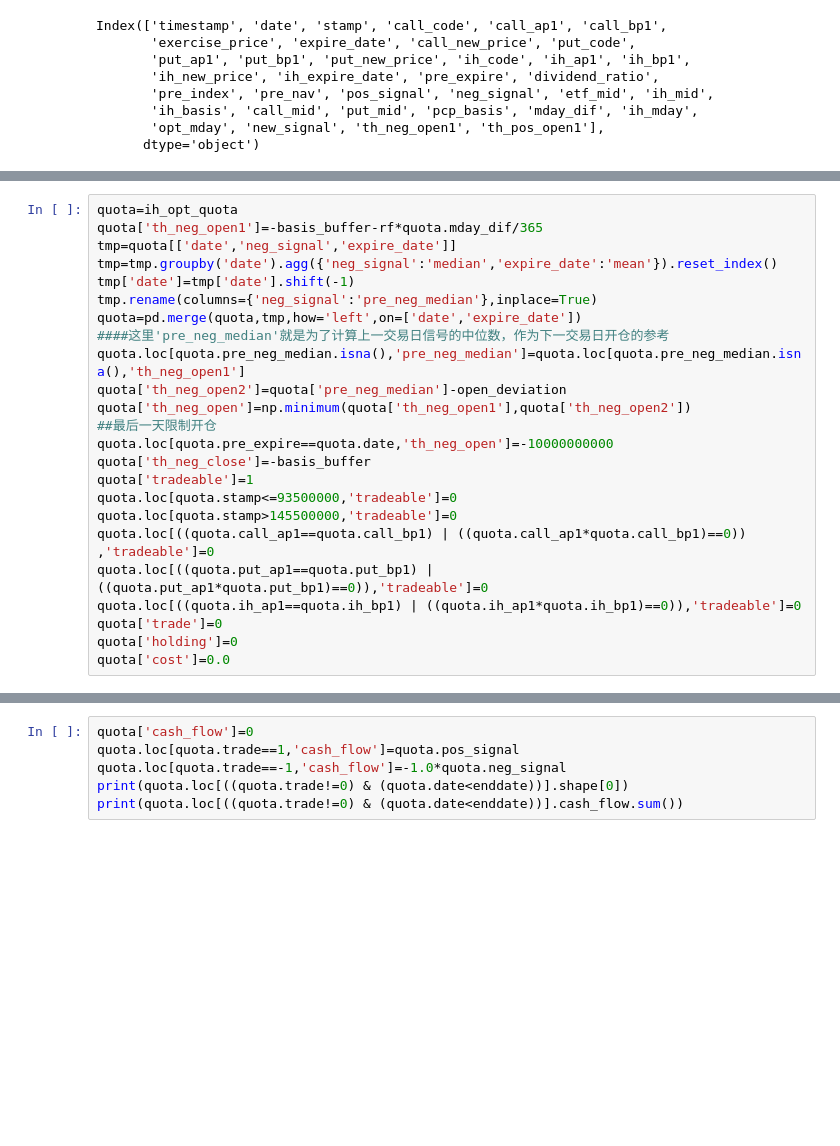
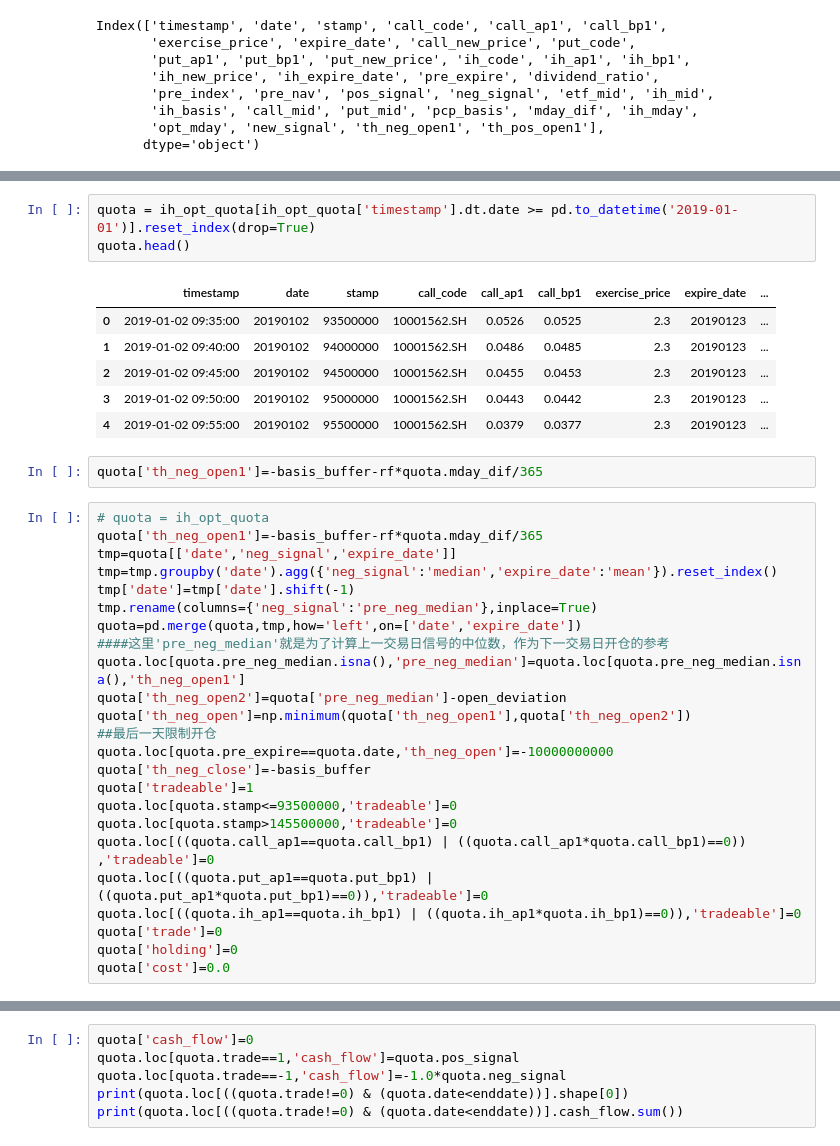
Before and after one commit to danielyang1009/planetary-engine, a Jupyter notebook: back test-IH-5min-share.ipynb, the cells around one changed output, grey strips where cells are left out. Saved outputs shown, nothing was run; the diff lists cells and outputs as text; blank space fills up the shorter version.

```diff
--- a/back test-IH-5min-share.ipynb
+++ b/back test-IH-5min-share.ipynb
@@ -62,5 +104,17 @@ rf=0.04
+# %%
+quota = ih_opt_quota[ih_opt_quota['timestamp'].dt.date >= pd.to_datetime('2019-01-01')].reset_index(drop=True)
+quota.head()
+# %% [output]
+|  | timestamp | date | stamp | call_code | call_ap1 | call_bp1 | exercise_price | expire_date | ... |
+| 0 | 2019-01-02 09:35:00 | 20190102 | 93500000 | 10001562.SH | 0.0526 | 0.0525 | 2.3 | 20190123 | ... |
+| 1 | 2019-01-02 09:40:00 | 20190102 | 94000000 | 10001562.SH | 0.0486 | 0.0485 | 2.3 | 20190123 | ... |
+| 2 | 2019-01-02 09:45:00 | 20190102 | 94500000 | 10001562.SH | 0.0455 | 0.0453 | 2.3 | 20190123 | ... |
+| 3 | 2019-01-02 09:50:00 | 20190102 | 95000000 | 10001562.SH | 0.0443 | 0.0442 | 2.3 | 20190123 | ... |
+| 4 | 2019-01-02 09:55:00 | 20190102 | 95500000 | 10001562.SH | 0.0379 | 0.0377 | 2.3 | 20190123 | ... |
+# %%
+quota['th_neg_open1']=-basis_buffer-rf*quota.mday_dif/365
 # %%
-quota=ih_opt_quota
+# quota = ih_opt_quota
 quota['th_neg_open1']=-basis_buffer-rf*quota.mday_dif/365
 tmp=quota[['date','neg_signal','expire_date']]
 tmp=tmp.groupby('date').agg({'neg_signal':'median','expire_date':'mean'}).reset_index()
```
Also changed, not shown: parts of 17 cells of this notebook.
